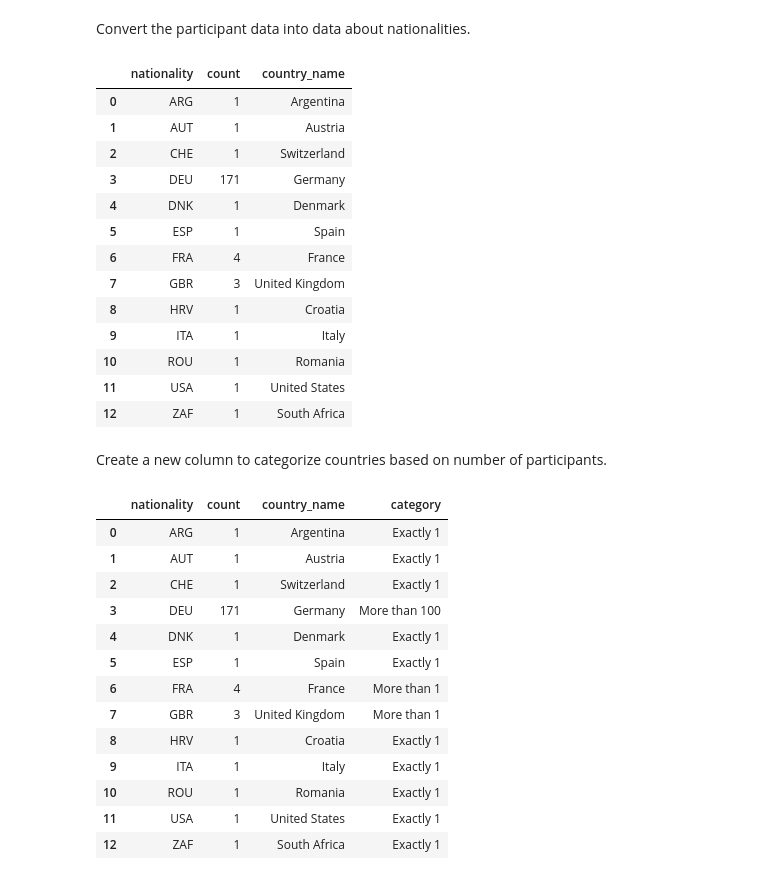
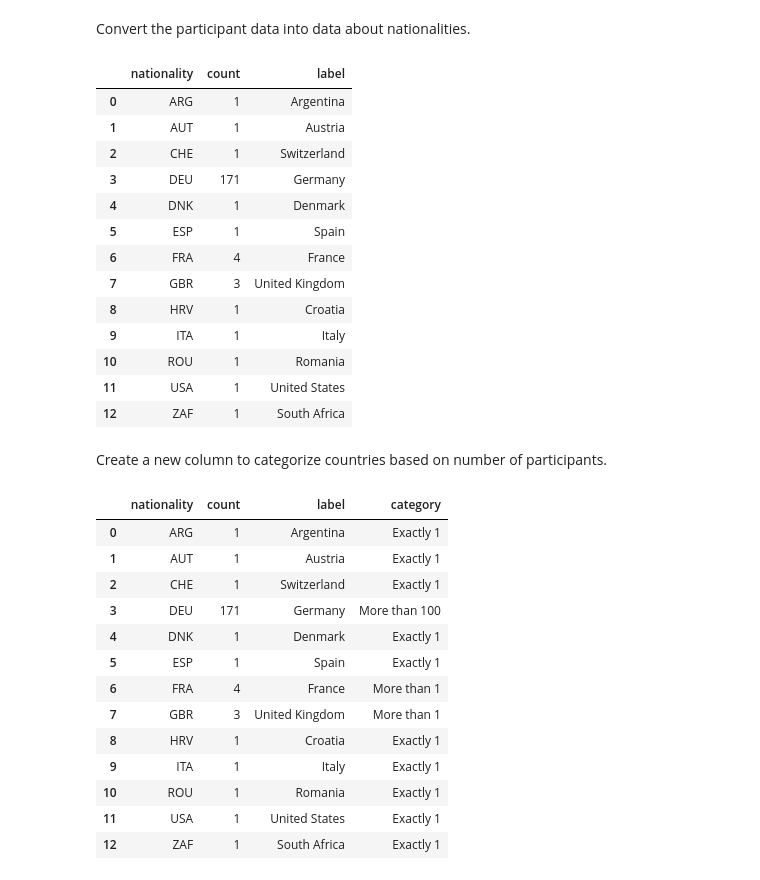
Before and after one commit to uberl/triathlon-capstone, a Jupyter notebook: participants-nationalities.ipynb, the cells around one changed output. Cells and saved outputs as stored; diff of their text form; code cells hidden in the pictures.

Commit message:
Rename Label attribute

```diff
--- a/participants-nationalities.ipynb
+++ b/participants-nationalities.ipynb
@@ -26,27 +27,28 @@ Convert the participant data into data about nationalities.
 # %%
 nationalities = df.groupby("nationality").size().reset_index()
 
 iso_to_country = {
     "ARG": "Argentina",
     "AUT": "Austria",
     "CHE": "Switzerland",
     "DEU": "Germany",
     "DNK": "Denmark",
     "ESP": "Spain",
     "FRA": "France",
     "GBR": "United Kingdom",
     "HRV": "Croatia",
     "ITA": "Italy",
     "ROU": "Romania",
     "USA": "United States",
     "ZAF": "South Africa",
 }
 
-nationalities["country_name"] = nationalities["nationality"].map(iso_to_country)
+
+nationalities["label"] = nationalities["nationality"].map(iso_to_country)
 nationalities = nationalities.rename(columns={0: "count"})
 nationalities
 # %% [output]
-|  | nationality | count | country_name |
+|  | nationality | count | label |
 | 0 | ARG | 1 | Argentina |
 | 1 | AUT | 1 | Austria |
 | 2 | CHE | 1 | Switzerland |
@@ -75,7 +77,7 @@ def categorize_count(count):
 nationalities["category"] = nationalities["count"].apply(categorize_count)
 nationalities
 # %% [output]
-|  | nationality | count | country_name | category |
+|  | nationality | count | label | category |
 | 0 | ARG | 1 | Argentina | Exactly 1 |
 | 1 | AUT | 1 | Austria | Exactly 1 |
 | 2 | CHE | 1 | Switzerland | Exactly 1 |
```
Also changed, not shown: parts of 5 cells of this notebook, 1 other file.
